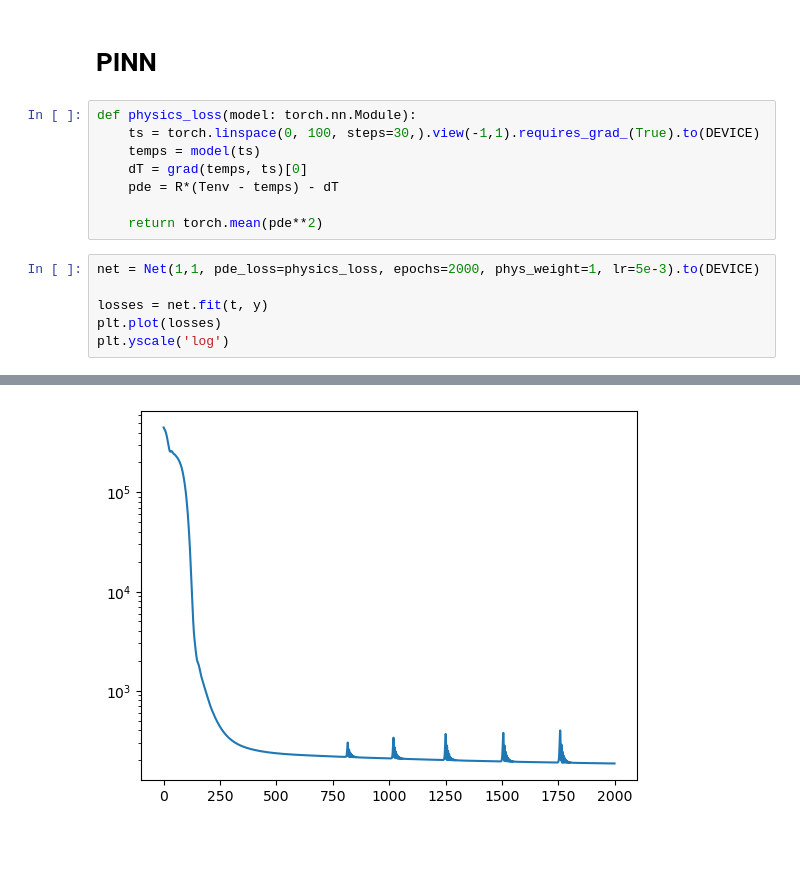
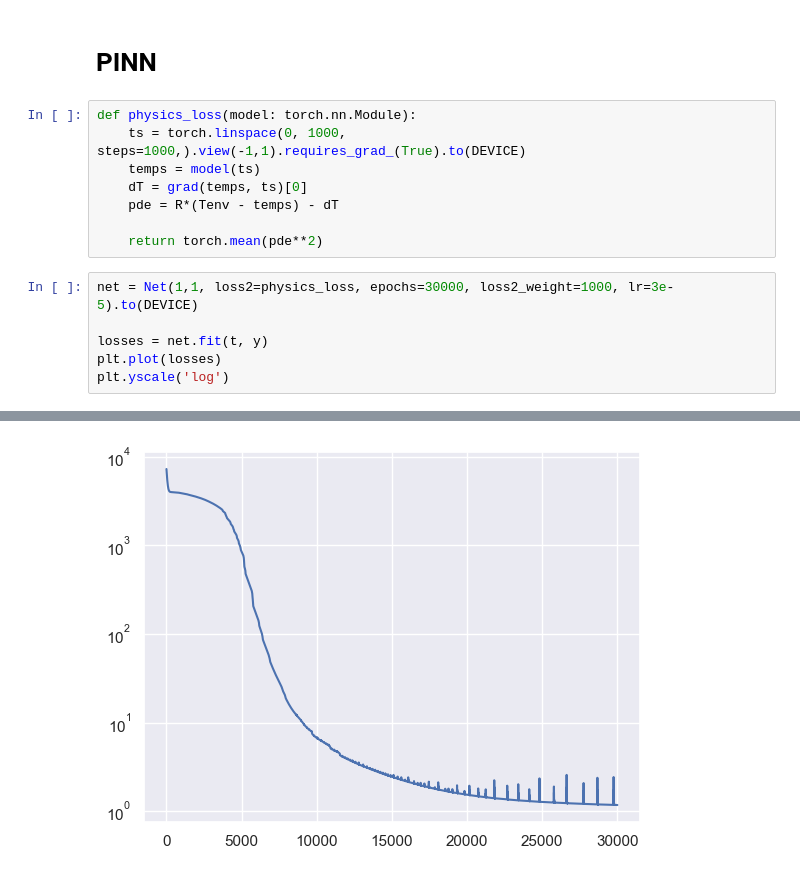
Before and after one commit to TheodoreWolf/pinns, a Jupyter notebook: src/cooling/temp_pred.ipynb, the cells around one changed output, grey strips where cells are left out. Drawn from its saved outputs; the diff is of its cells as text; blank space fills up the shorter version.

```diff
--- a/src/cooling/temp_pred.ipynb
+++ b/src/cooling/temp_pred.ipynb
@@ -105,14 +107,14 @@ Text(0.5, 0, 'Time (s)')
 # PINN
 # %%
 def physics_loss(model: torch.nn.Module):
-    ts = torch.linspace(0, 100, steps=30,).view(-1,1).requires_grad_(True).to(DEVICE)
+    ts = torch.linspace(0, 1000, steps=1000,).view(-1,1).requires_grad_(True).to(DEVICE)
     temps = model(ts)
     dT = grad(temps, ts)[0]
     pde = R*(Tenv - temps) - dT
 
     return torch.mean(pde**2)
 # %%
-net = Net(1,1, pde_loss=physics_loss, epochs=2000, phys_weight=1, lr=5e-3).to(DEVICE)
+net = Net(1,1, loss2=physics_loss, epochs=30000, loss2_weight=1000, lr=3e-5).to(DEVICE)
 
 losses = net.fit(t, y)
 plt.plot(losses)
@@ -131,4 +133,4 @@ Epoch 1800/2000, loss: 189.08
-[figure, old version]
+[figure, new version]
 # %%
 preds = net.predict(times)
 
```
Also changed, not shown: parts of 8 cells of this notebook, 3 other files.
